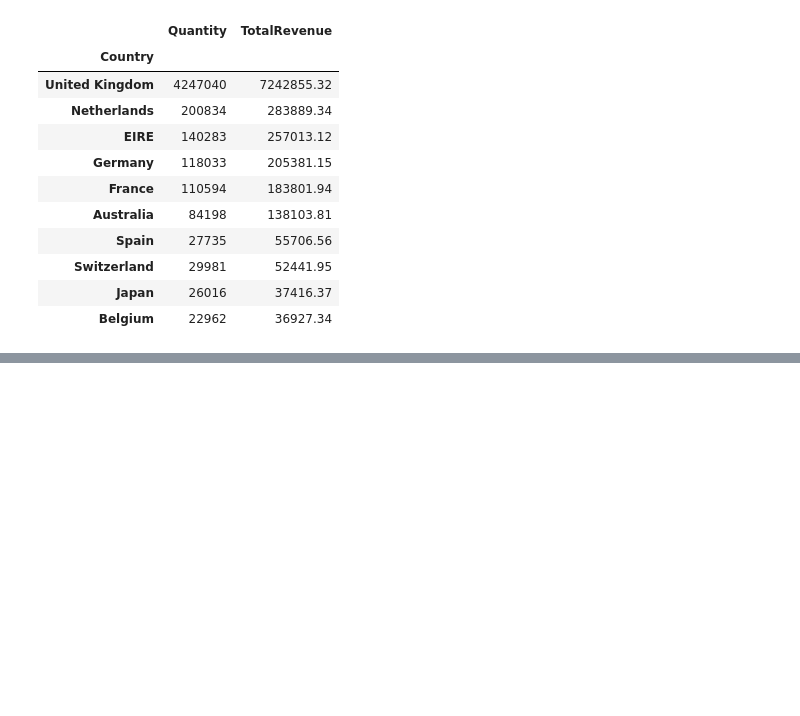
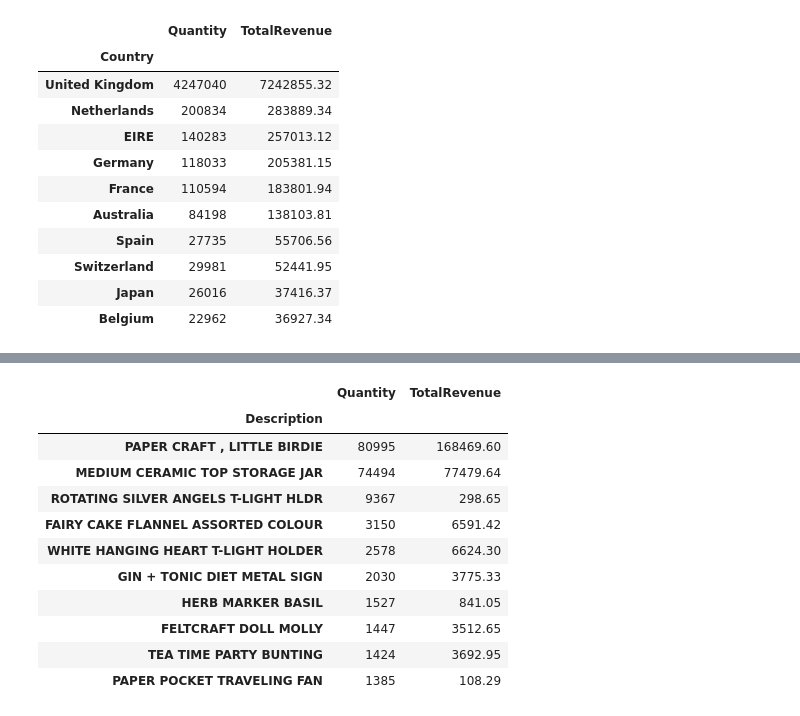
Before and after one commit to rajdeepmondal1/customer-segmentation, a Jupyter notebook: Customer_Segmentation_Arpan_+_Rajdeep.ipynb, the cells around one changed output, grey strips where cells are left out. Saved outputs shown, nothing was run; the diff lists cells and outputs as text; code cells hidden in the pictures; blank space fills up the shorter version.

```diff
--- a/Customer_Segmentation_Arpan_+_Rajdeep.ipynb
+++ b/Customer_Segmentation_Arpan_+_Rajdeep.ipynb
@@ -558,0 +629,3 @@ b_updated_revenue_by_country.to_csv('top_10_items_by_revenue_by_country.csv')
+# %%
+df_cancelled_cleaned_stock_code_updated = df_cancelled_cleaned_stock_code[['Description', 'Quantity', 'TotalRevenue']]
+df_cancelled_cleaned_stock_code_updated.head()
@@ -558,0 +639,18 @@ b_updated_revenue_by_country.to_csv('top_10_items_by_revenue_by_country.csv')
+# %%
+a_updated_quantity=df_cancelled_cleaned_stock_code_updated.groupby("Description").sum().sort_values("Quantity").head(10)
+a_updated_quantity["Quantity"]=a_updated_quantity["Quantity"].abs()
+a_updated_quantity["TotalRevenue"]=a_updated_quantity["TotalRevenue"].abs()
+a_updated_quantity
+# %% [output]
+|  | Quantity | TotalRevenue |
+| Description |  |  |
+| PAPER CRAFT , LITTLE BIRDIE | 80995 | 168469.60 |
+| MEDIUM CERAMIC TOP STORAGE JAR | 74494 | 77479.64 |
+| ROTATING SILVER ANGELS T-LIGHT HLDR | 9367 | 298.65 |
+| FAIRY CAKE FLANNEL ASSORTED COLOUR | 3150 | 6591.42 |
+| WHITE HANGING HEART T-LIGHT HOLDER | 2578 | 6624.30 |
+| GIN + TONIC DIET METAL SIGN | 2030 | 3775.33 |
+| HERB MARKER BASIL | 1527 | 841.05 |
+| FELTCRAFT DOLL MOLLY | 1447 | 3512.65 |
+| TEA TIME PARTY BUNTING | 1424 | 3692.95 |
+| PAPER POCKET TRAVELING FAN | 1385 | 108.29 |
```
Also changed, not shown: parts of 18 cells of this notebook.
